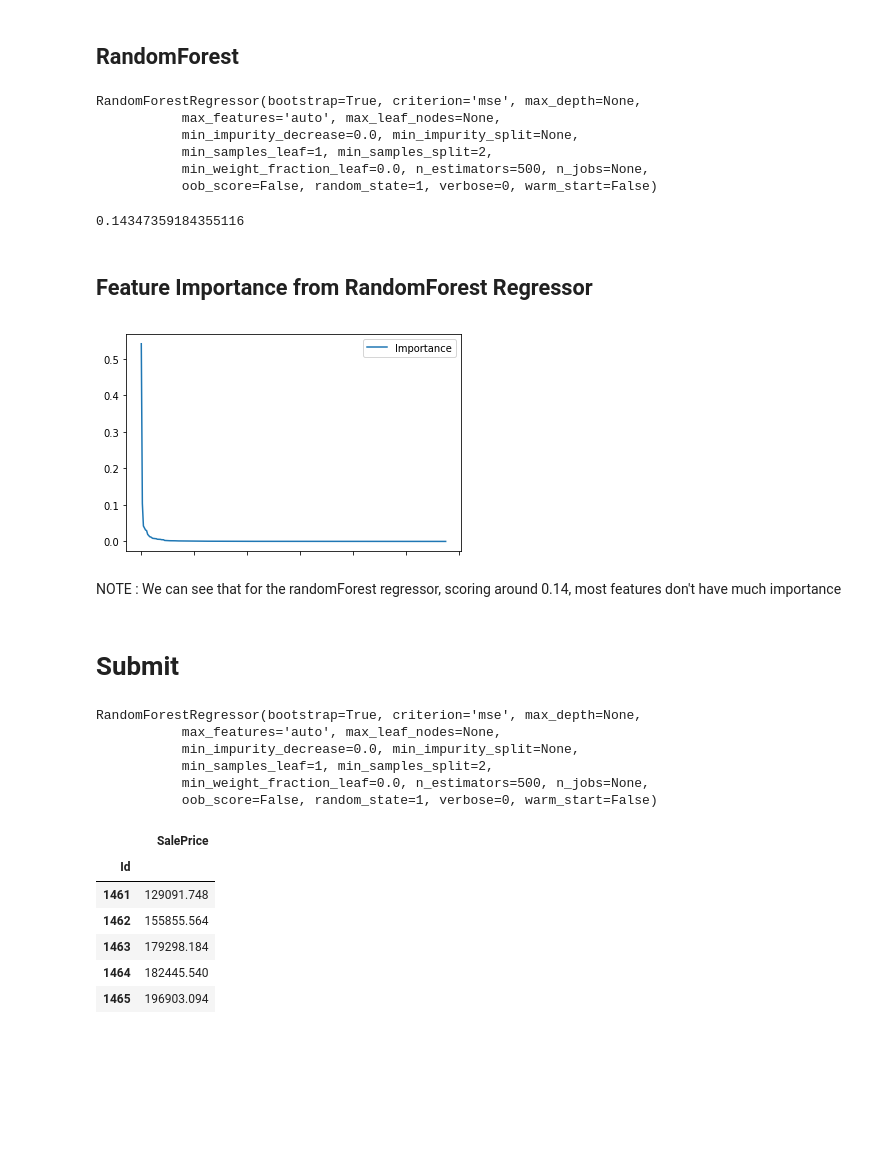
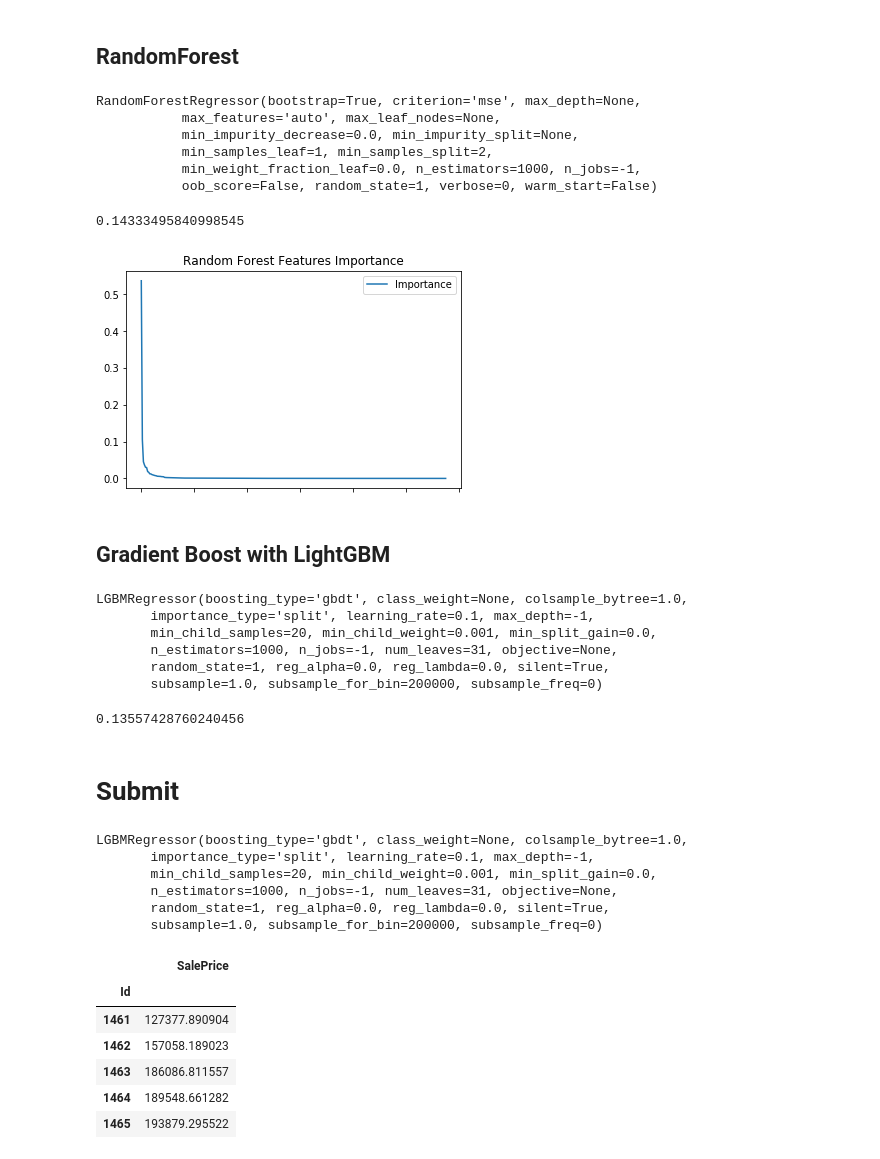
Before and after one commit to EMBSKD/HousePrices, a Jupyter notebook: HousePrices_Predict.ipynb, the cells around one changed output. Cells and saved outputs as stored; diff of their text form; code cells hidden in the pictures; blank space fills up the shorter version.

Commit message:
LightGBM implementation

```diff
--- a/HousePrices_Predict.ipynb
+++ b/HousePrices_Predict.ipynb
@@ -231,54 +226,67 @@ NOTE : Even thought Linear Regression is very basic and is less performing than
 # %% [markdown]
 ## RandomForest
 # %%
-rf = RandomForestRegressor(n_estimators = 500, random_state = seed)
+rf = RandomForestRegressor(n_estimators = 1000, max_depth = None, n_jobs=-1, random_state = seed)
 rf.fit(X_train, Y_train)
 # %% [output]
 RandomForestRegressor(bootstrap=True, criterion='mse', max_depth=None,
            max_features='auto', max_leaf_nodes=None,
            min_impurity_decrease=0.0, min_impurity_split=None,
            min_samples_leaf=1, min_samples_split=2,
-           min_weight_fraction_leaf=0.0, n_estimators=500, n_jobs=None,
+           min_weight_fraction_leaf=0.0, n_estimators=1000, n_jobs=-1,
            oob_score=False, random_state=1, verbose=0, warm_start=False)
 # %%
 Y_pred = rf.predict(X_test)
 evaluate(Y_test, Y_pred)
 # %% [output]
-0.14347359184355116
+0.14333495840998545
-# %% [markdown]
-## Feature Importance from RandomForest Regressor
 # %%
 rcParams['figure.figsize'] = 6,4
 
 feature_importances = pd.DataFrame(rf.feature_importances_, index = X_train.columns, columns=['Importance']).sort_values('Importance', ascending=False)
-feature_importances.plot()
+feature_importances.plot(title = 'Random Forest Features Importance')
 plt.show()
 # %% [output]
-[figure, old version]
+[figure, new version]
-# %% [markdown]
-NOTE : We can see that for the randomForest regressor, scoring around 0.14, most features don't have much importance
+# %% [markdown]
+## Gradient Boost with LightGBM
+# %%
+model = lgb.LGBMRegressor(n_estimators=1000 ,random_state = seed)
+model.fit(X_train, Y_train)
+# %% [output]
+LGBMRegressor(boosting_type='gbdt', class_weight=None, colsample_bytree=1.0,
+       importance_type='split', learning_rate=0.1, max_depth=-1,
+       min_child_samples=20, min_child_weight=0.001, min_split_gain=0.0,
+       n_estimators=1000, n_jobs=-1, num_leaves=31, objective=None,
+       random_state=1, reg_alpha=0.0, reg_lambda=0.0, silent=True,
+       subsample=1.0, subsample_for_bin=200000, subsample_freq=0)
+# %%
+Y_pred = model.predict(X_test)
+evaluate(Y_test, Y_pred)
+# %% [output]
+0.13557428760240456
 # %% [markdown]
 # Submit
 # %%
-rf = RandomForestRegressor(n_estimators = 500, random_state = seed)
-rf.fit(X, Y)
+model = lgb.LGBMRegressor(n_estimators=1000 ,random_state = seed)
+model.fit(X, Y)
 # %% [output]
-RandomForestRegressor(bootstrap=True, criterion='mse', max_depth=None,
-           max_features='auto', max_leaf_nodes=None,
-           min_impurity_decrease=0.0, min_impurity_split=None,
-           min_samples_leaf=1, min_samples_split=2,
-           min_weight_fraction_leaf=0.0, n_estimators=500, n_jobs=None,
-           oob_score=False, random_state=1, verbose=0, warm_start=False)
+LGBMRegressor(boosting_type='gbdt', class_weight=None, colsample_bytree=1.0,
+       importance_type='split', learning_rate=0.1, max_depth=-1,
+       min_child_samples=20, min_child_weight=0.001, min_split_gain=0.0,
+       n_estimators=1000, n_jobs=-1, num_leaves=31, objective=None,
+       random_state=1, reg_alpha=0.0, reg_lambda=0.0, silent=True,
+       subsample=1.0, subsample_for_bin=200000, subsample_freq=0)
 # %%
-pred = pd.DataFrame(rf.predict(test), index = test.index, columns=['SalePrice'])
+pred = pd.DataFrame(model.predict(test), index = test.index, columns=['SalePrice'])
 pred.head()
 # %% [output]
 |  | SalePrice |
 | Id |  |
-| 1461 | 129091.748 |
-| 1462 | 155855.564 |
-| 1463 | 179298.184 |
-| 1464 | 182445.540 |
-| 1465 | 196903.094 |
+| 1461 | 127377.890904 |
+| 1462 | 157058.189023 |
+| 1463 | 186086.811557 |
+| 1464 | 189548.661282 |
+| 1465 | 193879.295522 |
 # %%
 pred.to_csv('submissionALejeune.csv')
```
Also changed, not shown: parts of 3 cells of this notebook.
